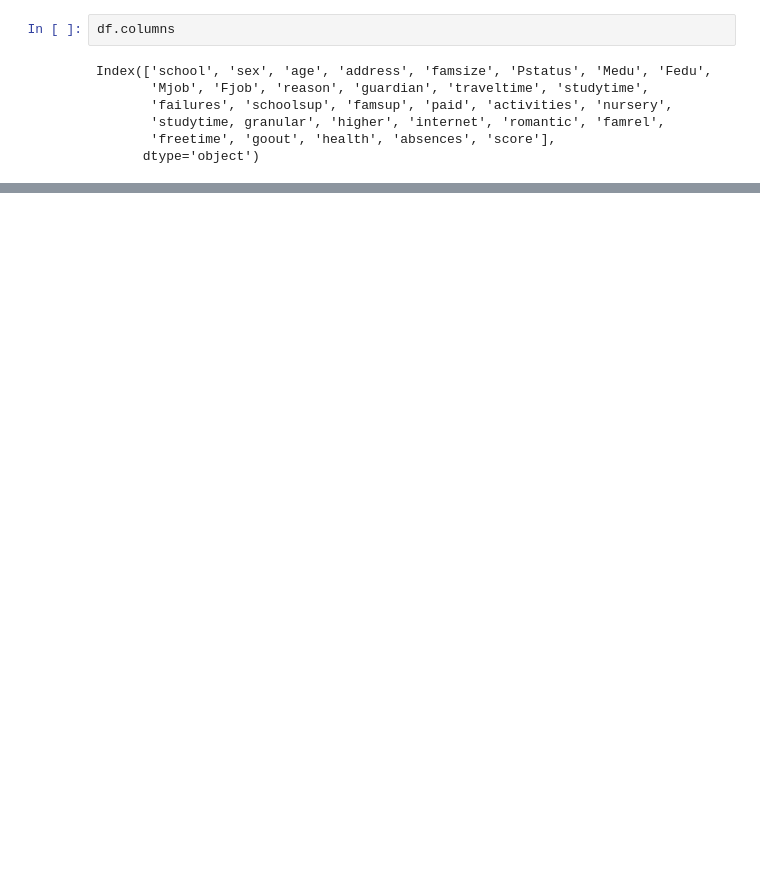
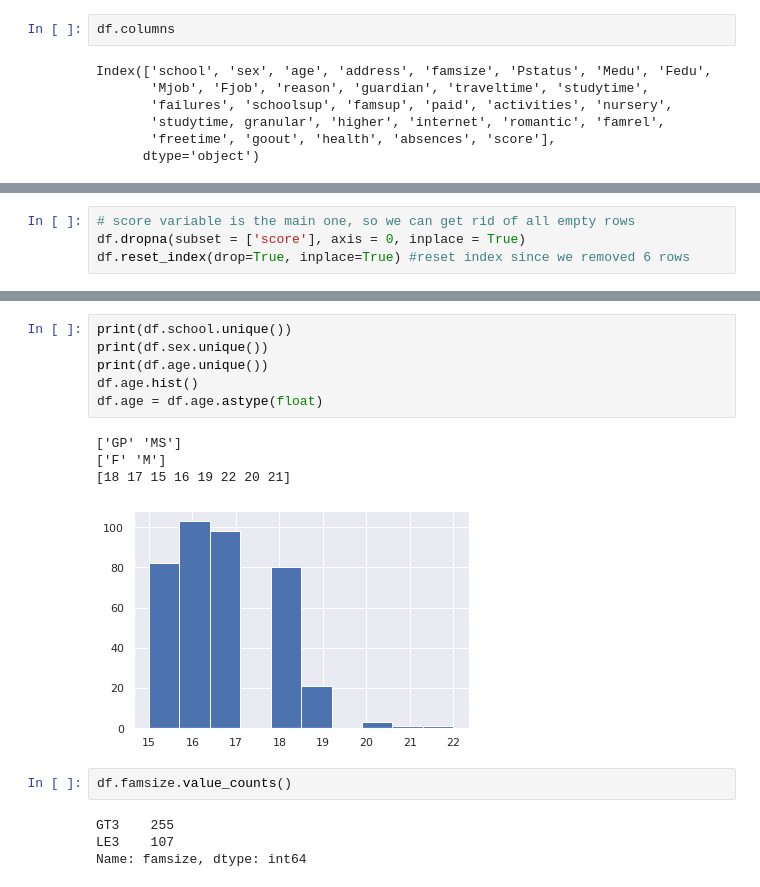
Before and after one commit to iaanlima/skillfactory_rds, a Jupyter notebook: project_2/EDA.ipynb, the cells around one changed output, grey strips where cells are left out. Drawn from its saved outputs; the diff is of its cells as text; blank space fills up the shorter version.

```diff
--- a/project_2/EDA.ipynb
+++ b/project_2/EDA.ipynb
@@ -51,0 +177,4 @@ Index(['school', 'sex', 'age', 'address', 'famsize', 'Pstatus', 'Medu', 'Fedu',
+# %%
+# score variable is the main one, so we can get rid of all empty rows
+df.dropna(subset = ['score'], axis = 0, inplace = True)
+df.reset_index(drop=True, inplace=True) #reset index since we removed 6 rows
@@ -51,0 +201,17 @@ Index(['school', 'sex', 'age', 'address', 'famsize', 'Pstatus', 'Medu', 'Fedu',
+# %%
+print(df.school.unique())
+print(df.sex.unique())
+print(df.age.unique())
+df.age.hist()
+df.age = df.age.astype(float)
+# %% [output]
+['GP' 'MS']
+['F' 'M']
+[18 17 15 16 19 22 20 21]
+[figure, added]
+# %%
+df.famsize.value_counts()
+# %% [output]
+GT3    255
+LE3    107
+Name: famsize, dtype: int64
```
Also changed, not shown: parts of 17 cells of this notebook, 1 other file.
